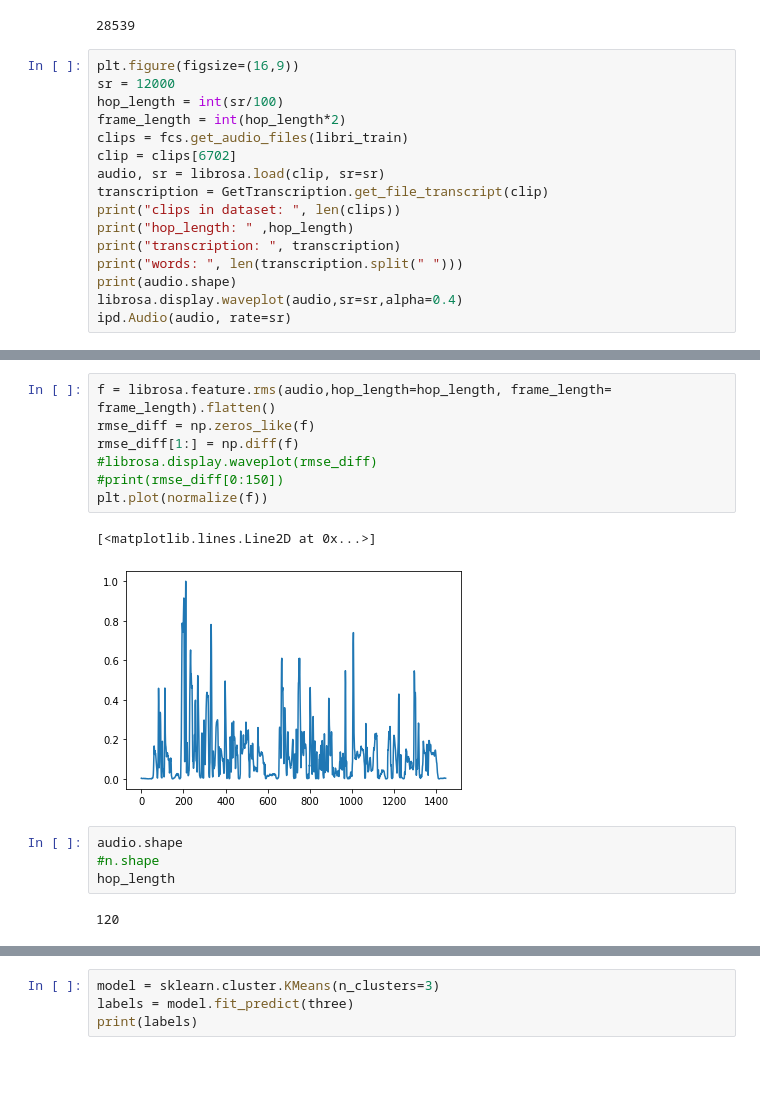
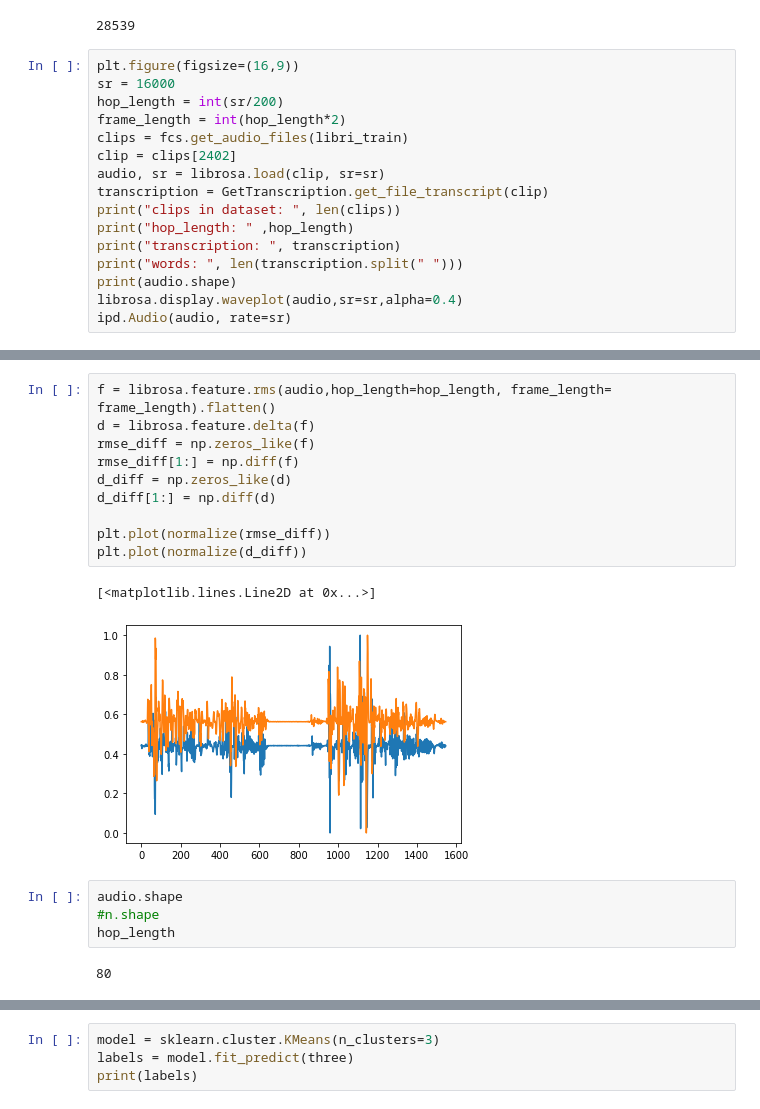
Before and after one commit to Majkil/Artefact, a Jupyter notebook: pg Split audio.ipynb, the cells around one changed output, grey strips where cells are left out. Saved outputs shown, nothing was run; the diff lists cells and outputs as text; blank space fills up the shorter version.

Commit message:
splitting by delta energy

```diff
--- a/pg Split audio.ipynb
+++ b/pg Split audio.ipynb
@@ -13,11 +13,11 @@ len(clips)
 28539
 # %%
 plt.figure(figsize=(16,9))
-sr = 12000
-hop_length = int(sr/100)
+sr = 16000
+hop_length = int(sr/200)
 frame_length = int(hop_length*2)
 clips = fcs.get_audio_files(libri_train)
-clip = clips[6702]
+clip = clips[2402]
 audio, sr = librosa.load(clip, sr=sr)
 transcription = GetTranscription.get_file_transcript(clip)
 print("clips in dataset: ", len(clips))
@@ -38,16 +38,19 @@ words:  20
 # %%
 f = librosa.feature.rms(audio,hop_length=hop_length, frame_length= frame_length).flatten()
+d = librosa.feature.delta(f)
 rmse_diff = np.zeros_like(f)
 rmse_diff[1:] = np.diff(f)
-#librosa.display.waveplot(rmse_diff)
-#print(rmse_diff[0:150])
-plt.plot(normalize(f))
+d_diff = np.zeros_like(d)
+d_diff[1:] = np.diff(d)
+
+plt.plot(normalize(rmse_diff))
+plt.plot(normalize(d_diff))
 # %% [output]
 [<matplotlib.lines.Line2D at 0x...>]
-[figure, old version]
+[figure, new version]
 # %%
 audio.shape
 #n.shape
 hop_length
 # %% [output]
-120
+80
```
Also changed, not shown: parts of 35 cells of this notebook, 3 other files.
